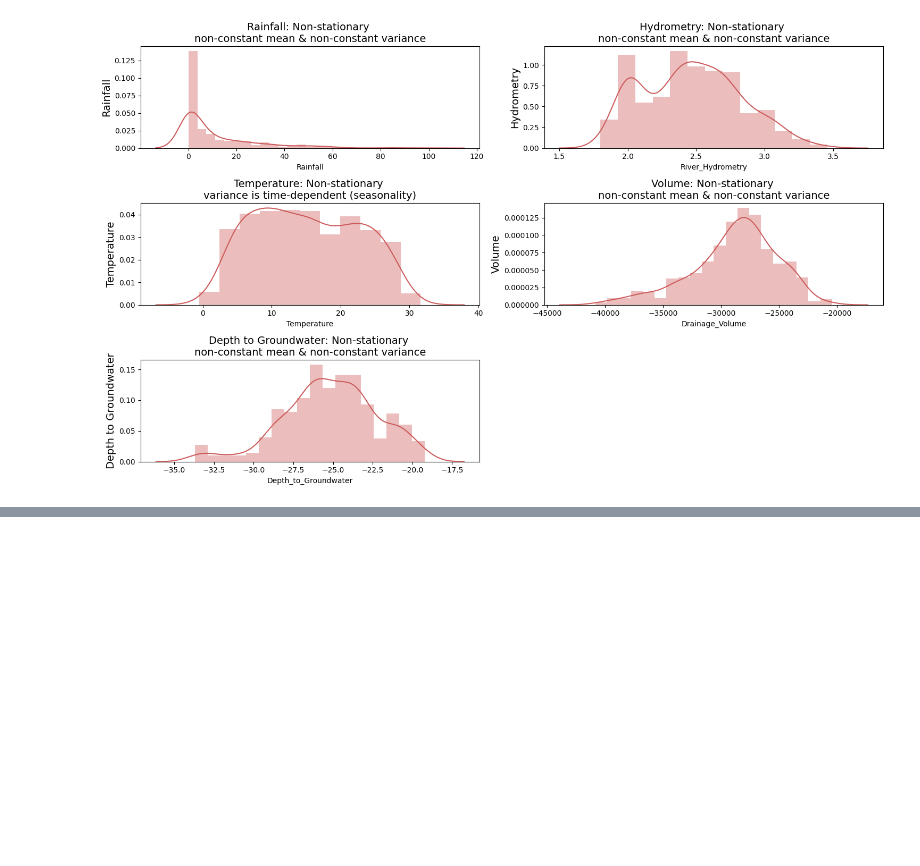
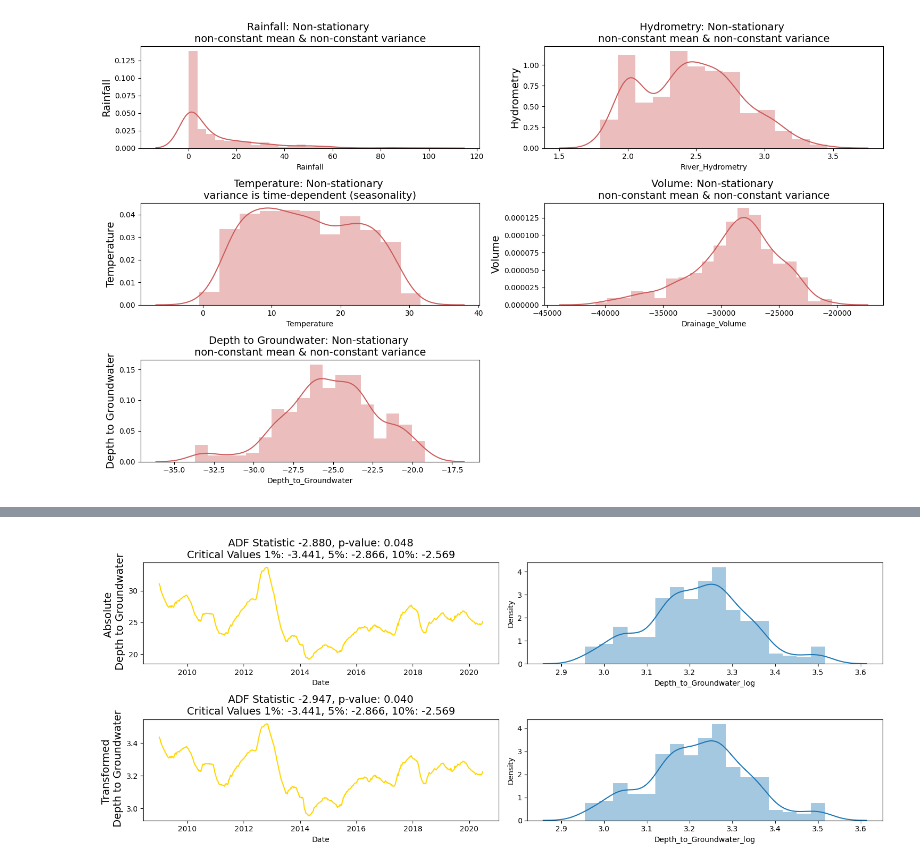
Before and after one commit to sulaiman-shamasna/Introduction-to-Time-series-Forecasting, a Jupyter notebook: notebook_one.ipynb, the cells around one changed output, grey strips where cells are left out. Drawn from its saved outputs; the diff is of its cells as text; code cells hidden in the pictures; blank space fills up the shorter version.

```diff
--- a/notebook_one.ipynb
+++ b/notebook_one.ipynb
@@ -482,0 +554,17 @@ plt.show()
+# %%
+# Log Transform of absolute values
+# (Log transoform of negative values will return NaN)
+df['Depth_to_Groundwater_log'] = np.log(abs(df.Depth_to_Groundwater))
+# %%
+f, ax = plt.subplots(nrows=2, ncols=2, figsize=(15, 6))
+visualize_adfuller_results(abs(df.Depth_to_Groundwater), 'Absolute \n Depth to Groundwater', ax[0, 0])
+
+sns.distplot(df.Depth_to_Groundwater_log, ax=ax[0, 1])
+visualize_adfuller_results(df.Depth_to_Groundwater_log, 'Transformed \n Depth to Groundwater', ax[1, 0])
+
+sns.distplot(df.Depth_to_Groundwater_log, ax=ax[1, 1])
+
+plt.tight_layout()
+plt.show()
+# %% [output]
+[figure, added]
```
Also changed, not shown: parts of 8 cells of this notebook.
